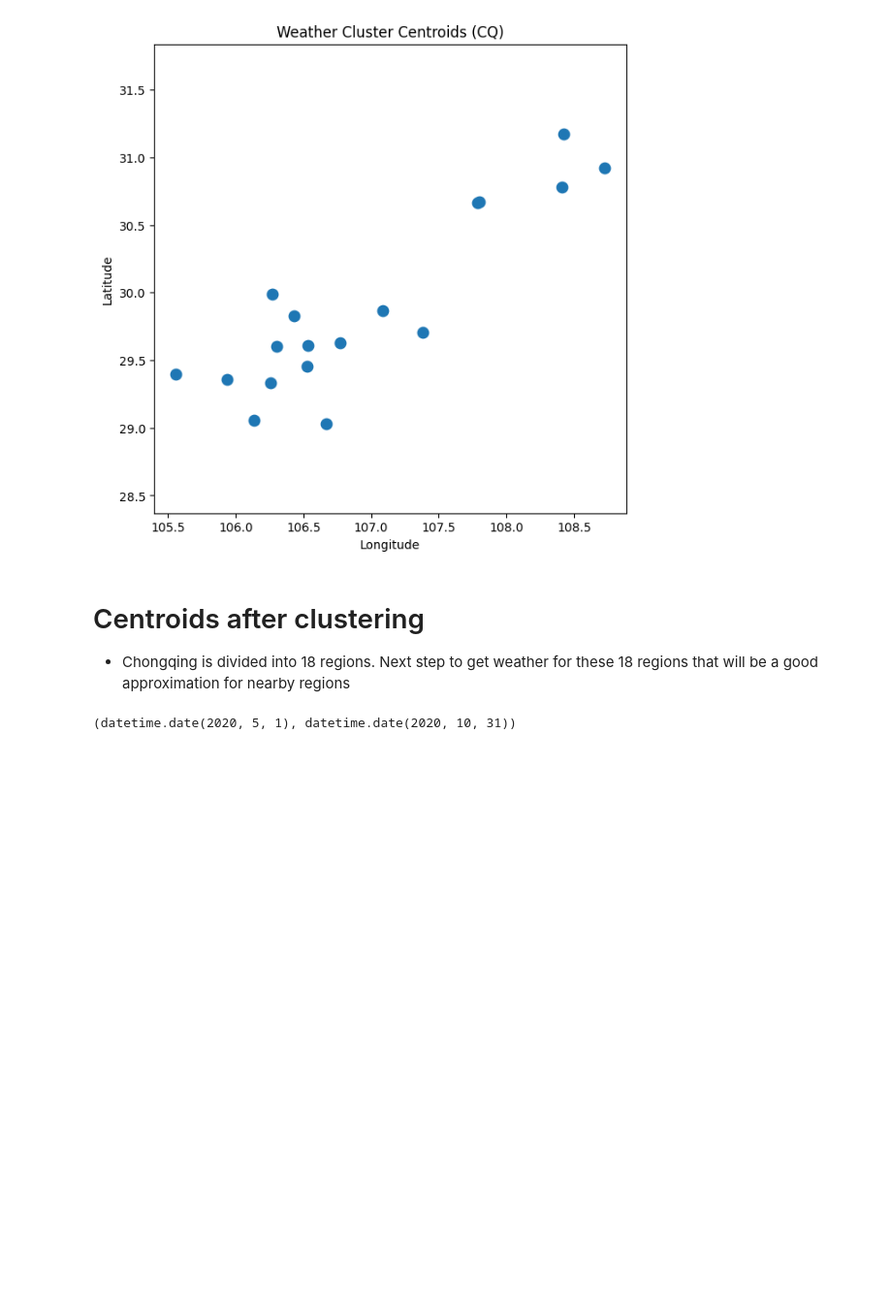
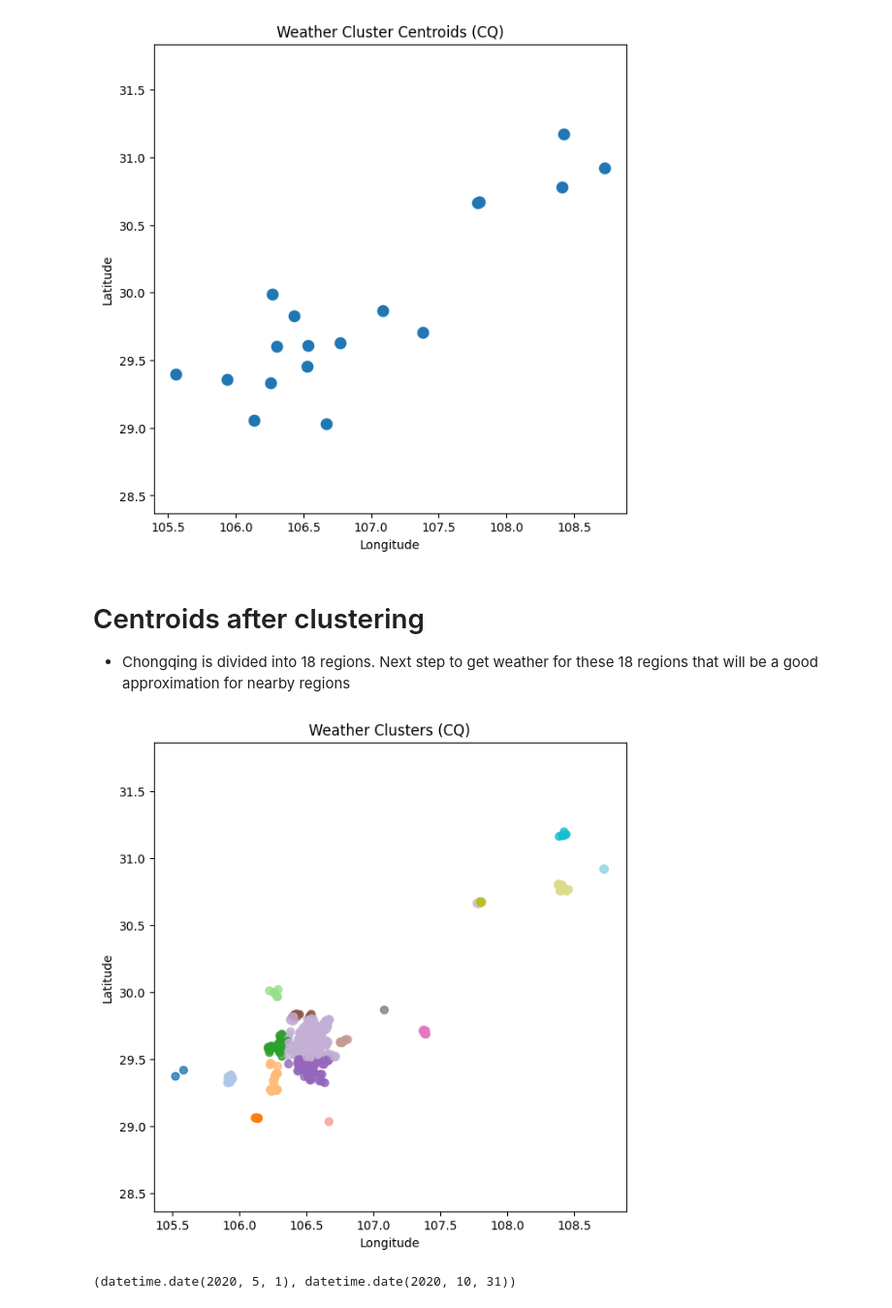
Before and after one commit to aymuos/starship, a Jupyter notebook: fundamental_EDA/eda_correlation.ipynb, the cells around one changed output. Shown at 97% size. Drawn from its saved outputs; the diff is of its cells as text; code cells hidden in the pictures; blank space fills up the shorter version.

Commit message:
Few changes in plots/graphs

```diff
--- a/fundamental_EDA/eda_correlation.ipynb
+++ b/fundamental_EDA/eda_correlation.ipynb
@@ -357,6 +357,24 @@ plt.show()
 # %% [markdown]
 # Centroids after clustering
 - Chongqing is divided into 18 regions. Next step to get weather for these 18 regions that will be a good approximation for nearby regions
+# %%
+plt.figure(figsize=(7,7))
+plt.scatter(
+    aoi_points["aoi_lng"],
+    aoi_points["aoi_lat"],
+    c=aoi_points["weather_cluster"].astype("category").cat.codes,
+    cmap="tab20",
+    s=40,
+    alpha=0.8
+
+)
+plt.xlabel("Longitude")
+plt.ylabel("Latitude")
+plt.title("Weather Clusters (CQ)")
+plt.axis("equal")
+plt.show()
+# %% [output]
+[figure, added]
 # %%
 weather_keys = weather_keys.merge(
     cluster_centroids[["weather_cluster", "lat", "lng"]],
```
